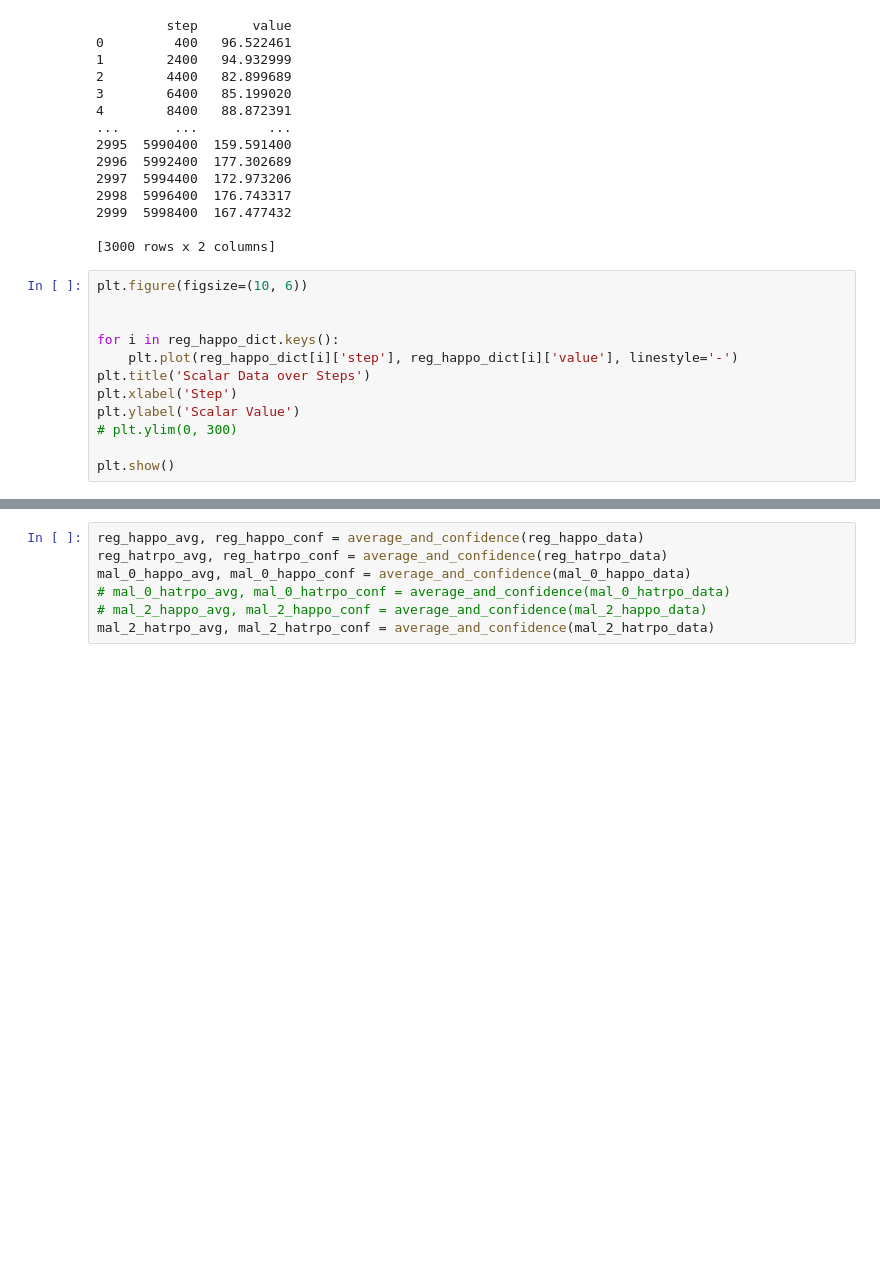
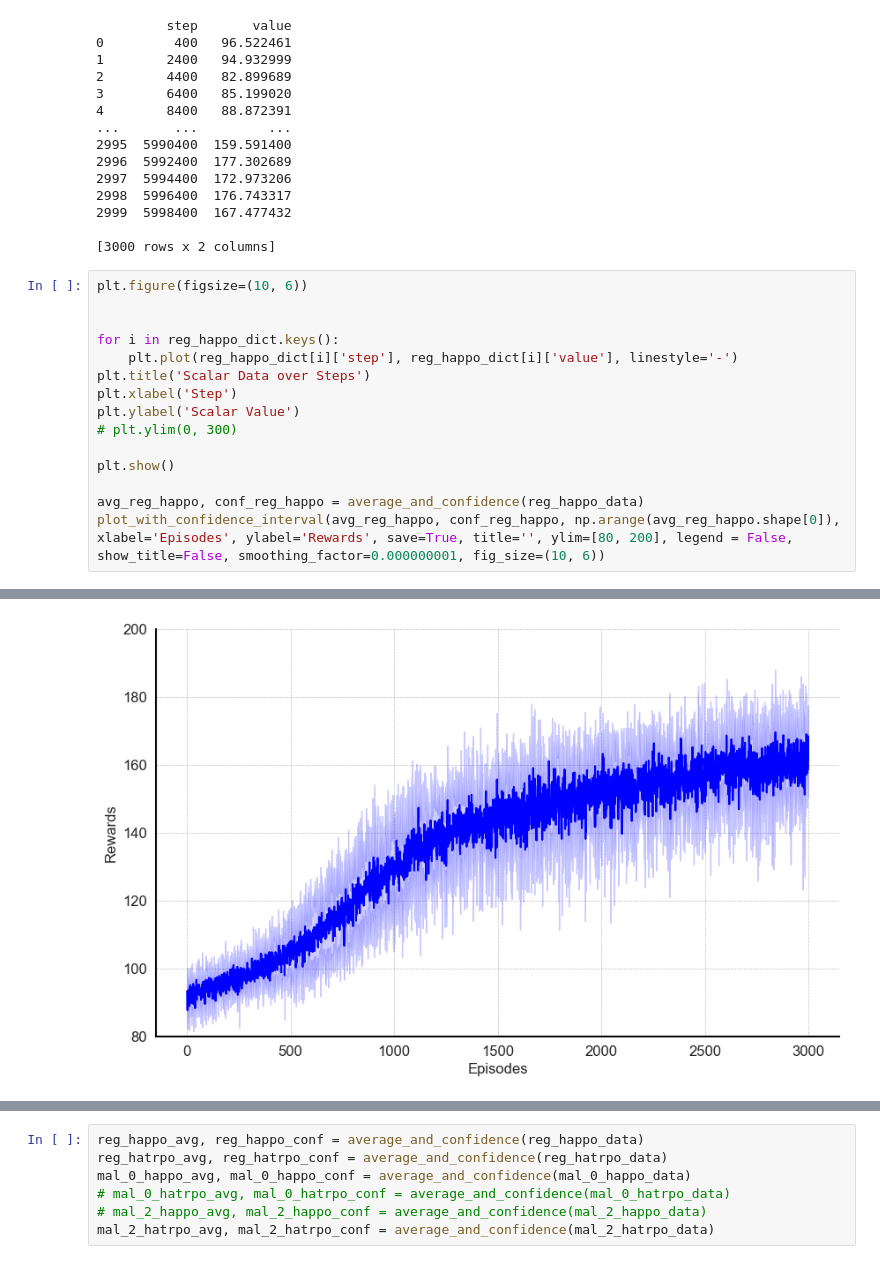
Before and after one commit to Hasenfus/TRPO-in-MARL, a Jupyter notebook: scripts/Analysis/tb2csv.ipynb, the cells around one changed output, grey strips where cells are left out. Cells and saved outputs as stored; diff of their text form; blank space fills up the shorter version.

```diff
--- a/scripts/Analysis/tb2csv.ipynb
+++ b/scripts/Analysis/tb2csv.ipynb
@@ -96,17 +96,21 @@ print(reg_happo_dict['/Users/Hunter/Development/Academic/UML/RL/Hasenfus-RL/Mult
 # %%
 plt.figure(figsize=(10, 6))
 
 
 for i in reg_happo_dict.keys():
     plt.plot(reg_happo_dict[i]['step'], reg_happo_dict[i]['value'], linestyle='-')
 plt.title('Scalar Data over Steps')
 plt.xlabel('Step')
 plt.ylabel('Scalar Value')
 # plt.ylim(0, 300)
 
 plt.show()
+
+avg_reg_happo, conf_reg_happo = average_and_confidence(reg_happo_data)
+plot_with_confidence_interval(avg_reg_happo, conf_reg_happo, np.arange(avg_reg_happo.shape[0]), xlabel='Episodes', ylabel='Rewards', save=True, title='', ylim=[80, 200], legend = False, show_title=False, smoothing_factor=0.000000001, fig_size=(10, 6))
 # %% [output]
 [figure]
+[figure, added]
 # %%
 plt.figure(figsize=(10, 6))
 for i in reg_hatrpo_dict.keys():
```
Also changed, not shown: parts of 11 cells of this notebook, 9 other files.
